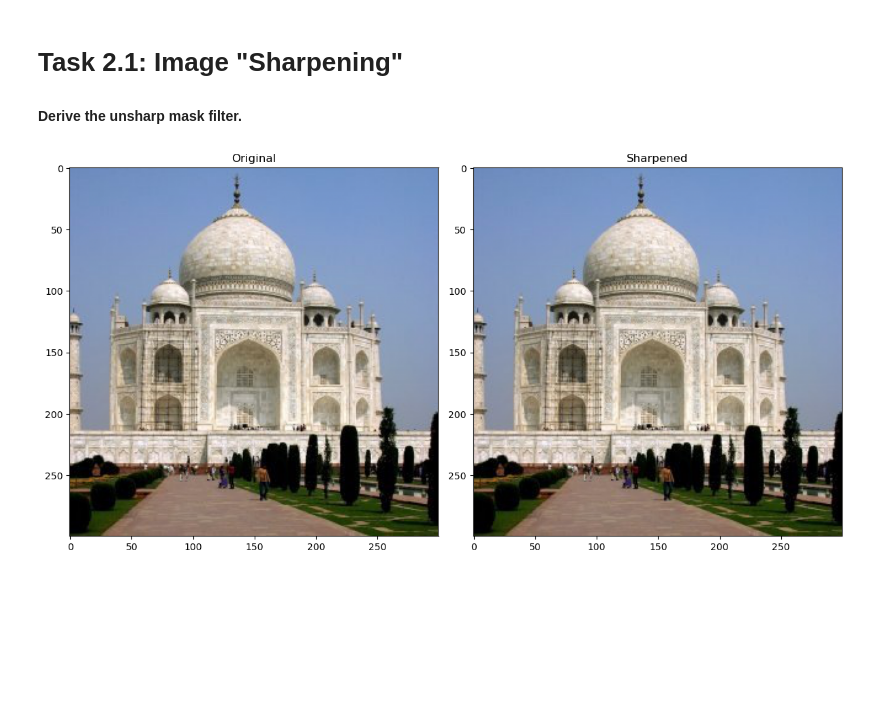
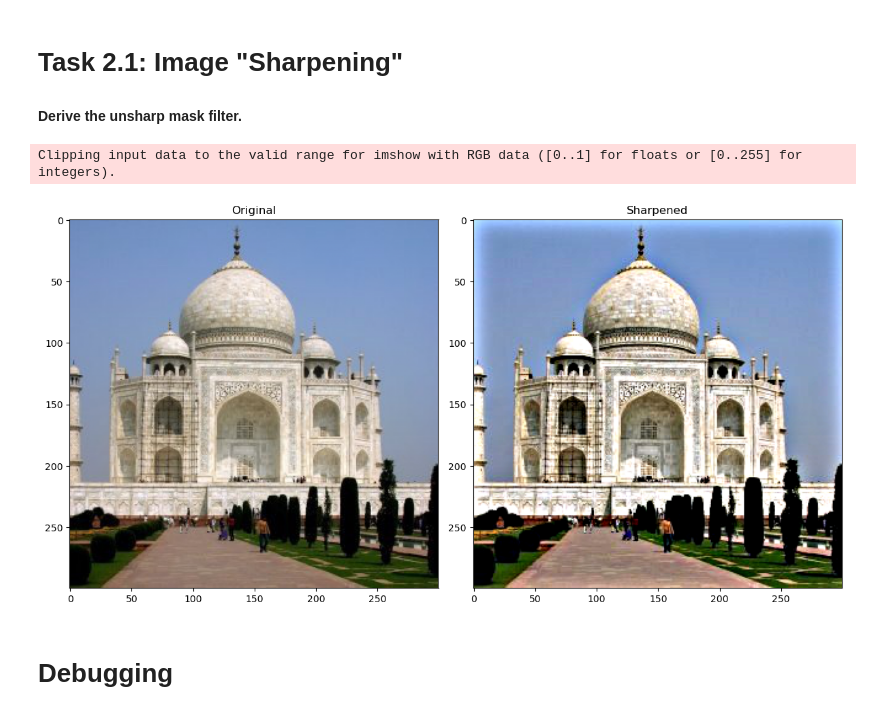
Before and after one commit to hackerzilla/cs180, a Jupyter notebook: proj2/code/main.ipynb, the cells around one changed output. Cells and saved outputs as stored; diff of their text form; code cells hidden in the pictures; blank space fills up the shorter version.

Commit message:
Task 2.1: Debugged sharpening code. Now it works.

```diff
--- a/proj2/code/main.ipynb
+++ b/proj2/code/main.ipynb
@@ -237,43 +242,54 @@ def SharpenRGB(image, alpha, kernel_size, kernel_std):
     """
     Calls Sharpen() for all of the color channels and recombines.
     """
-    # Grab the color channels.
+    # Split the image into color channels.
     channels = [image[:,:,c] for c in range(image.shape[2])]
+
     # Call sharpen on each color channel, treating them as grayscale images.
     sharpenedChannels = [Sharpen(channel, alpha, kernel_size, kernel_std) for channel in channels]
+
     # Initialize result image.
+    sharpenedImage = np.stack(sharpenedChannels, axis=-1)
+
+    """
     sharpenedImage = np.zeros_like(image)
     for c in range(len(channels)):
         # Create horizontal stack so we can do numpy wizardry.
         grayscaleChannelHStack = np.stack([channels[c]] * 3, axis=-1)
         # Numpy wizardry, assign the values from the sharpened grayscale to the desired color channel.
         sharpenedImage[:,:,c] = grayscaleChannelHStack[:,:,c]
+    """
     return sharpenedImage
 # %%
 taj = read_im('../data/taj.jpg')
 # %%
-taj_sharp = SharpenRGB(taj, 10000, 50, 0)
+taj_sharp = SharpenRGB(taj, 1, 50, 0)
 # %%
-# Set the desired width and height for the figure
-fig_width = 12  # Width in inches
-fig_height = 6  # Height in inches
+def Display2Images(im1, im2, name1, name2):
+    # Set the desired width and height for the figure
+    fig_width = 12  # Width in inches
+    fig_height = 6  # Height in inches
 
-# Assuming you have two images, image1 and image2
-# Create a figure with two subplots and set the figsize
-fig, (ax1, ax2) = plt.subplots(1, 2, figsize=(fig_width, fig_height))
+    # Create a figure with two subplots and set the figsize
+    fig, (ax1, ax2) = plt.subplots(1, 2, figsize=(fig_width, fig_height))
 
-# Display image1 in the first subplot
-ax1.imshow(taj)
-ax1.set_title('Original')
+    # Display image1 in the first subplot
+    ax1.imshow(im1)
+    ax1.set_title(name1)
 
-# Display image2 in the second subplot
-ax2.imshow(taj_sharp)
-ax2.set_title('Sharpened')
+    # Display image2 in the second subplot
+    ax2.imshow(im2)
+    ax2.set_title(name2)
 
-# Adjust spacing between subplots (optional)
-plt.tight_layout()
+    # Adjust spacing between subplots (optional)
+    plt.tight_layout()
 
-# Show the figure
-plt.show()
+    # Show the figure
+    plt.show()
-# %% [output]
-[figure, removed]
+# %%
+Display2Images(taj, taj_sharp, 'Original', 'Sharpened')
+# %% [output]
+Clipping input data to the valid range for imshow with RGB data ([0..1] for floats or [0..255] for integers).
+[figure, added]
+# %% [markdown]
+# Debugging
```
Also changed, not shown: parts of 6 cells of this notebook, 1 other file.
